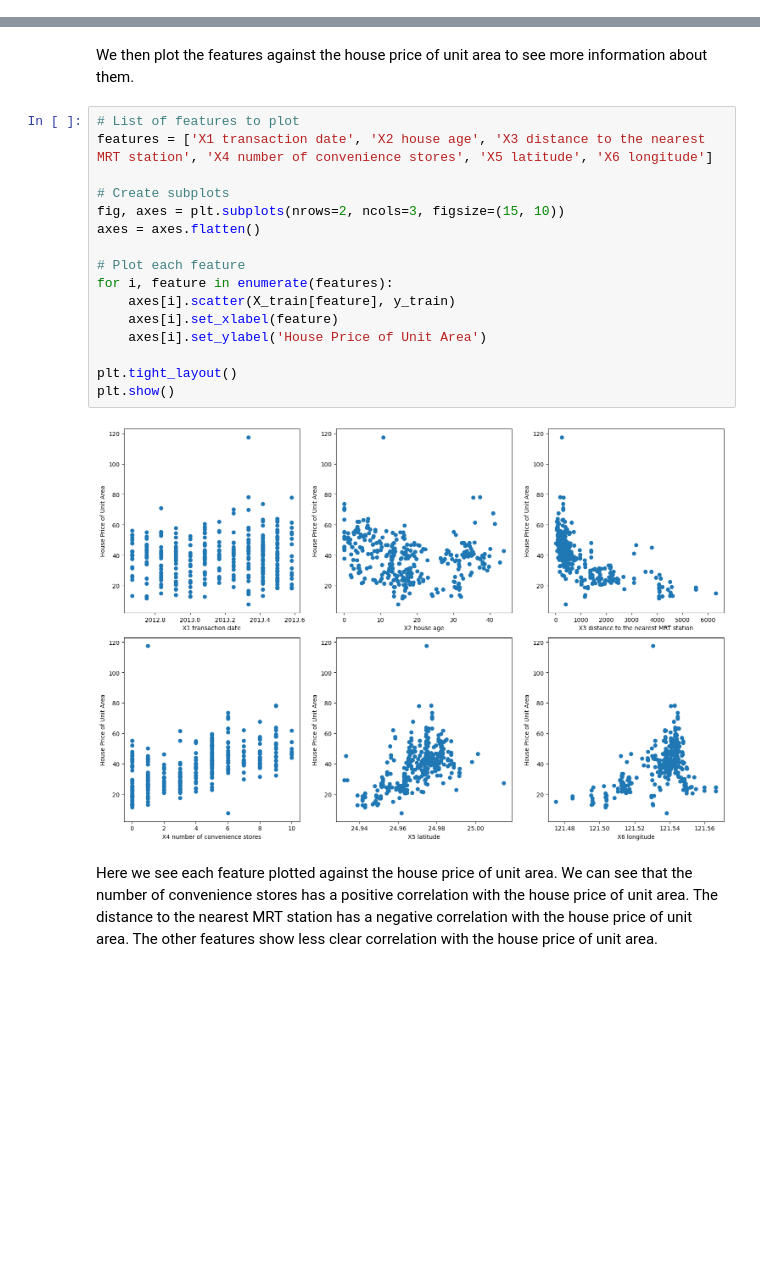
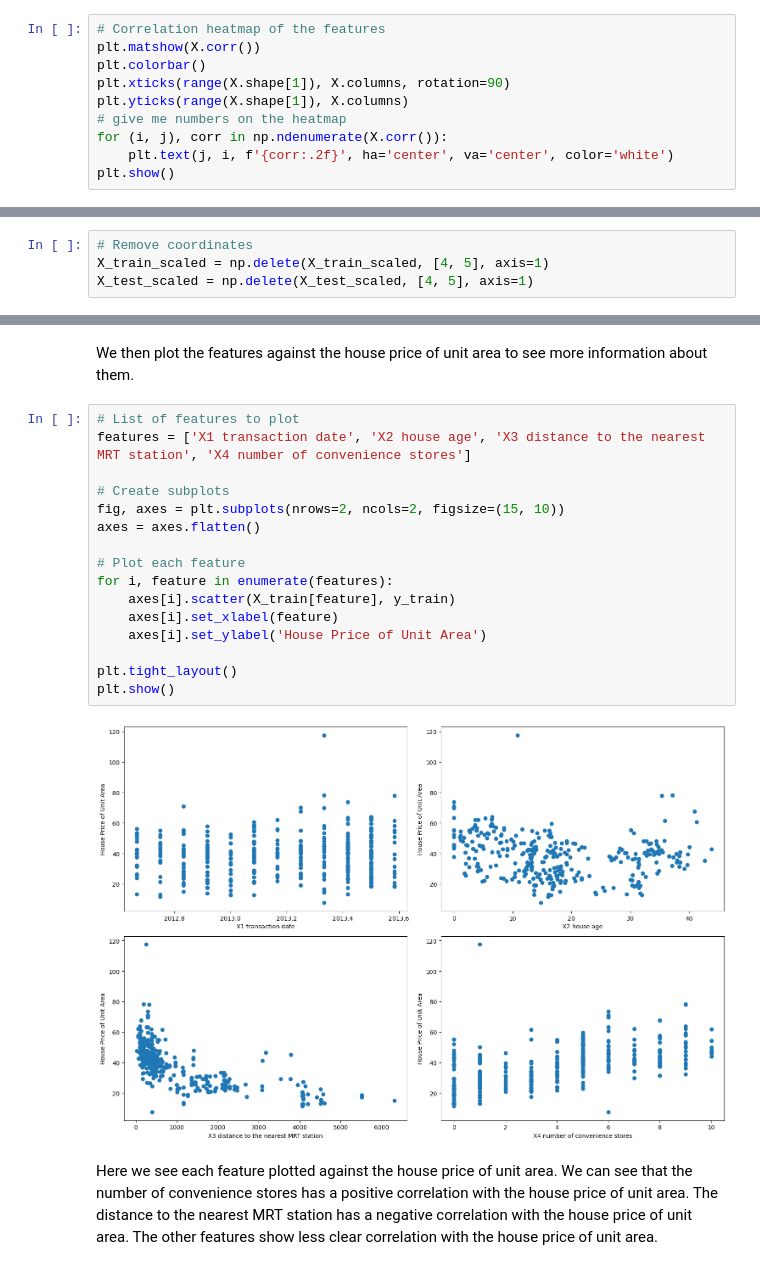
Before and after one commit to Tatusaily/DataML, a Jupyter notebook: Ryhmis4_LinearLogisticRegressionAssignment.ipynb, the cells around one changed output, grey strips where cells are left out. Saved outputs shown, nothing was run; the diff lists cells and outputs as text; blank space fills up the shorter version.

```diff
--- a/Ryhmis4_LinearLogisticRegressionAssignment.ipynb
+++ b/Ryhmis4_LinearLogisticRegressionAssignment.ipynb
@@ -31,0 +34,10 @@ X_test_scaled = StandardScaler().fit_transform(X_test)
+# %%
+# Correlation heatmap of the features
+plt.matshow(X.corr())
+plt.colorbar()
+plt.xticks(range(X.shape[1]), X.columns, rotation=90)
+plt.yticks(range(X.shape[1]), X.columns)
+# give me numbers on the heatmap
+for (i, j), corr in np.ndenumerate(X.corr()):
+    plt.text(j, i, f'{corr:.2f}', ha='center', va='center', color='white')
+plt.show()
@@ -32,3 +48,7 @@ X_test_scaled = StandardScaler().fit_transform(X_test)
+# %%
+# Remove coordinates
+X_train_scaled = np.delete(X_train_scaled, [4, 5], axis=1)
+X_test_scaled = np.delete(X_test_scaled, [4, 5], axis=1)
 # %% [markdown]
 Here we train a Linear Regression model from the training data.
 # %%
@@ -40,22 +64,22 @@ y_pred = model.predict(X_test_scaled)
 We then plot the features against the house price of unit area to see more information about them.
 # %%
 # List of features to plot
-features = ['X1 transaction date', 'X2 house age', 'X3 distance to the nearest MRT station', 'X4 number of convenience stores', 'X5 latitude', 'X6 longitude']
+features = ['X1 transaction date', 'X2 house age', 'X3 distance to the nearest MRT station', 'X4 number of convenience stores']
 
 # Create subplots
-fig, axes = plt.subplots(nrows=2, ncols=3, figsize=(15, 10))
+fig, axes = plt.subplots(nrows=2, ncols=2, figsize=(15, 10))
 axes = axes.flatten()
 
 # Plot each feature
 for i, feature in enumerate(features):
     axes[i].scatter(X_train[feature], y_train)
     axes[i].set_xlabel(feature)
     axes[i].set_ylabel('House Price of Unit Area')
 
 plt.tight_layout()
 plt.show()
 # %% [output]
-[figure, old version]
+[figure, new version]
 # %% [markdown]
 Here we see each feature plotted against the house price of unit area. We can see that the number of convenience stores has a positive correlation with the house price of unit area. The distance to the nearest MRT station has a negative correlation with the house price of unit area. The other features show less clear correlation with the house price of unit area.
 # %%
```
Also changed, not shown: parts of 9 cells of this notebook.
